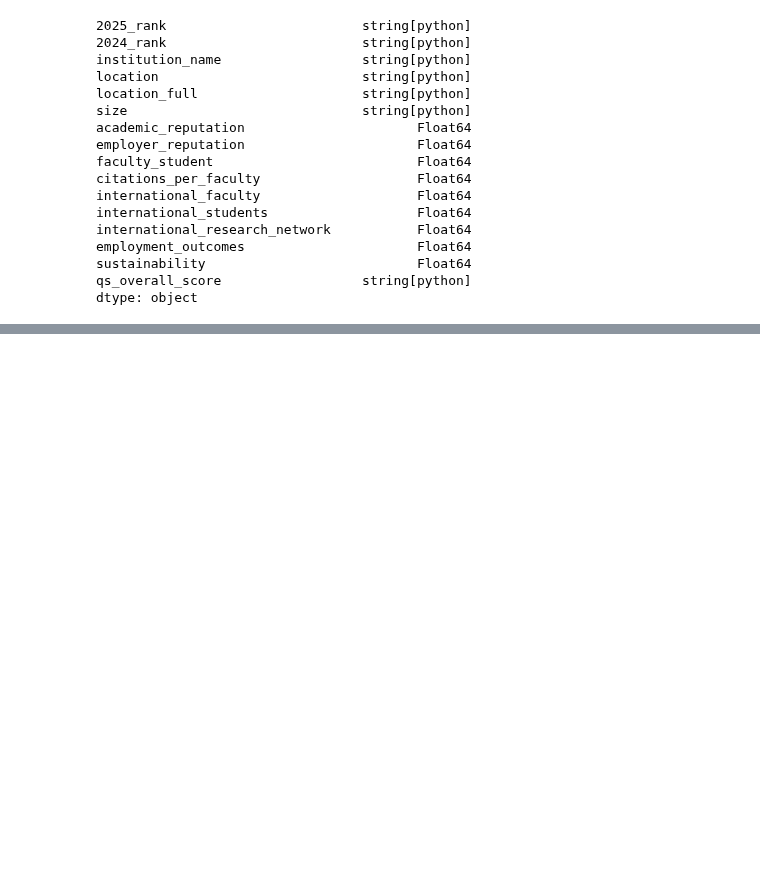
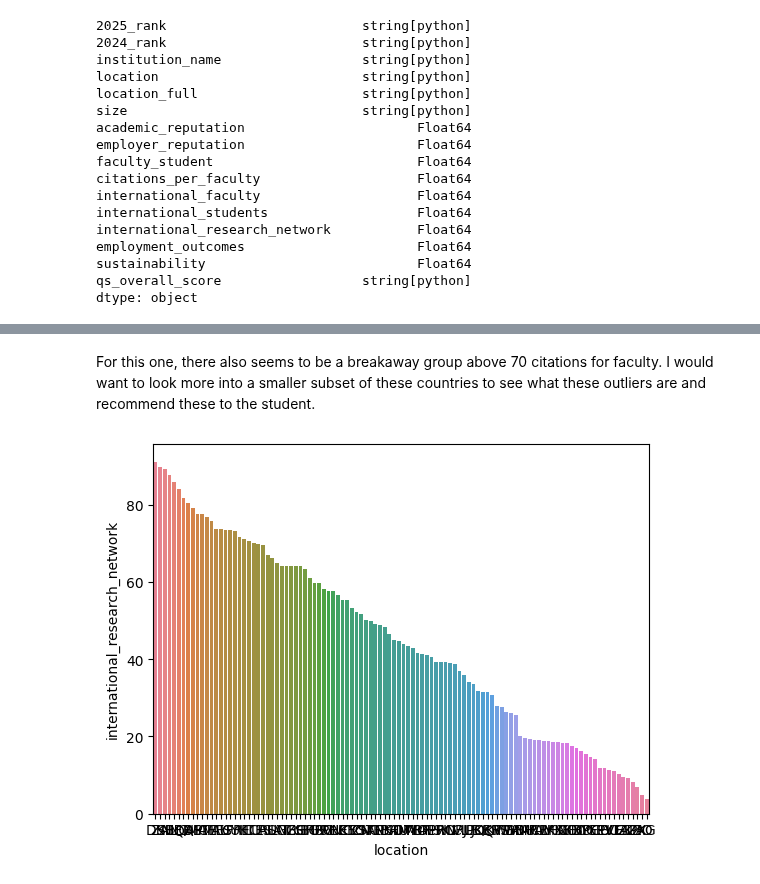
Before and after one commit to thezachdrake/UMD-INST760-Summer2024, a Jupyter notebook: notebooks/McNair-Notebook.ipynb, the cells around one changed output, grey strips where cells are left out. Saved outputs shown, nothing was run; the diff lists cells and outputs as text; code cells hidden in the pictures; blank space fills up the shorter version.

```diff
--- a/notebooks/McNair-Notebook.ipynb
+++ b/notebooks/McNair-Notebook.ipynb
@@ -73,0 +164,13 @@ df.describe()
+# %% [markdown]
+For this one, there also seems to be a breakaway group above 70 citations for faculty. I would want to look more into a smaller subset of these countries to see what these outliers are and recommend these to the student.
+# %%
+# plot international_research_network bar chart
+sns.barplot(
+    x="location",
+    y="international_research_network",
+    data=research_network,
+    estimator=sum,
+    errorbar=None,
+    hue='location');
+# %% [output]
+[figure, added]
```
Also changed, not shown: parts of 8 cells of this notebook.
